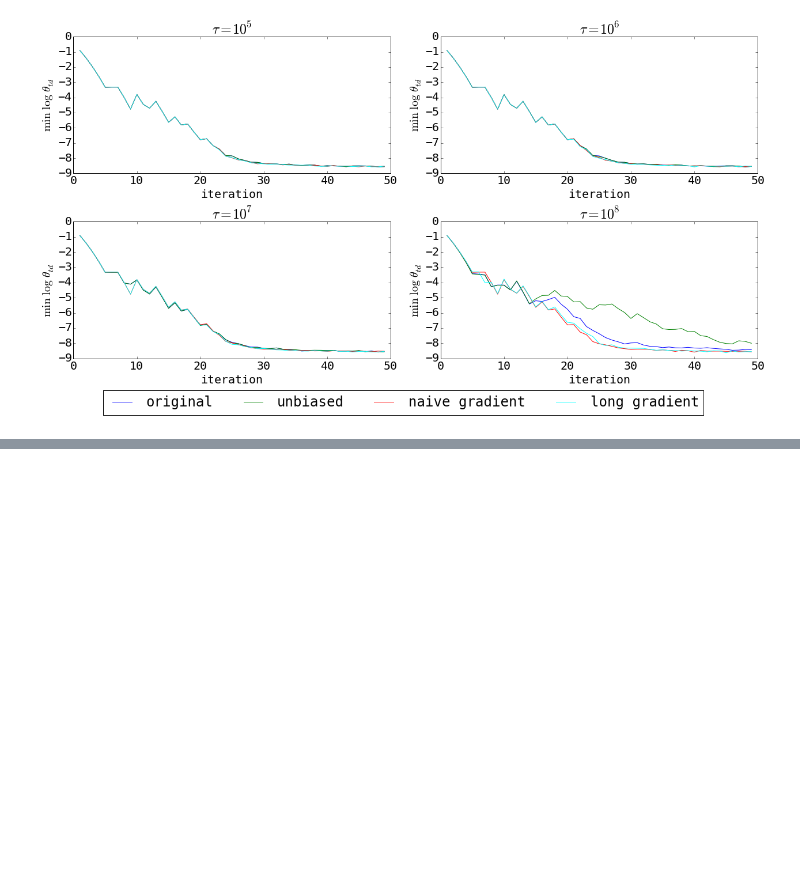
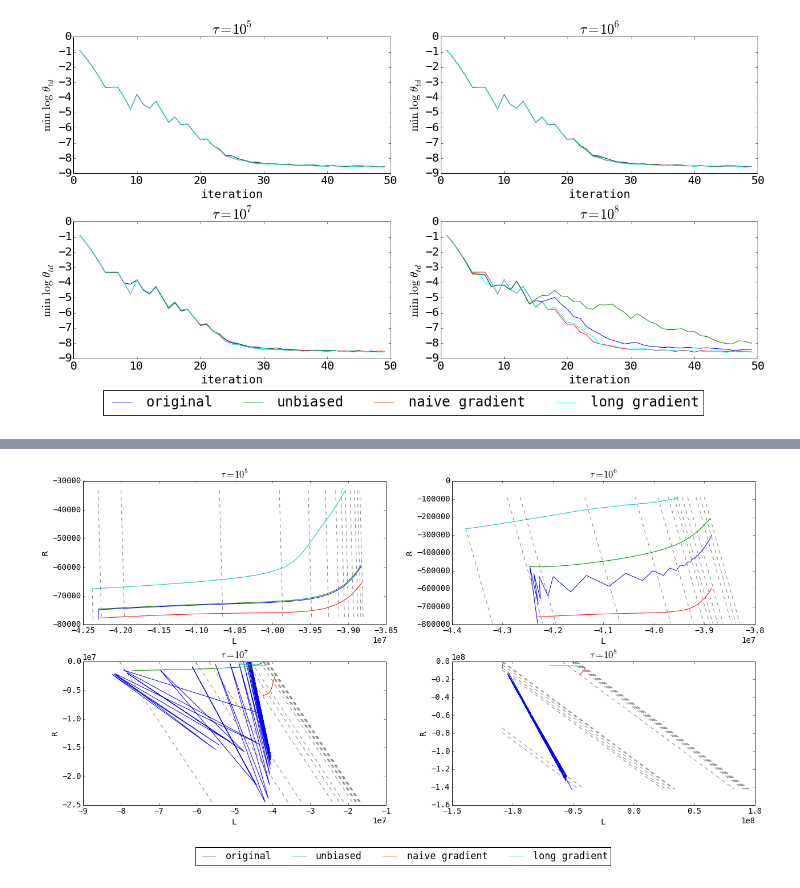
Before and after one commit to ilirhin/Diploma, a Jupyter notebook: Experiment/Parser.ipynb, the cells around one changed output, grey strips where cells are left out. Saved outputs shown, nothing was run; the diff lists cells and outputs as text; code cells hidden in the pictures; blank space fills up the shorter version.

Commit message:
update presentation

```diff
--- a/Experiment/Parser.ipynb
+++ b/Experiment/Parser.ipynb
@@ -198,0 +219,33 @@ plot(3, 'minTheta_values', 'upper right', 'iteration', '$\\min\\ \\log\\ \\theta
+# %%
+fig = plt.figure(figsize=(18, 10))
+for i, tau in enumerate(TAUS):
+    plt.subplot(2, 2, i + 1)
+    plt.title('$\\tau = 10^{' + str(int(round(np.log(tau) / np.log(10)))) + '}$')
+    lines = []
+    level_values = []
+    R_min, R_max = 1e10, -1e10
+    L_min = 1e10
+    for color, ttype in zip(COLORS, TYPES):
+        L_values = [np.mean(x) for x in parse_log(TEMPLATE.format(topics=30, tau=tau, ttype=ttype), tau)['L_values']]
+        R_values = [np.mean(x) for x in parse_log(TEMPLATE.format(topics=30, tau=tau, ttype=ttype), tau)['R_values']]
+        R_min = min(R_min, min(R_values[1:]))
+        R_max = max(R_max, max(R_values[1:]))
+        L_min = min(L_min, min(L_values[1:]))
+        level_values.extend([x + y for x, y in zip(L_values, R_values)])
+        lines.extend(plt.plot(L_values[1:], R_values[1:]))
+        plt.xlabel('L')
+        plt.ylabel('R')
+    for level in sorted(level_values)[::-15]:
+        if level - L_min < R_max:
+            plt.plot([L_min, level - R_min], [level - L_min, R_min], linestyle='--', color='grey')
+        else:
+            plt.plot([level - R_max, level - R_min], [R_max, R_min], linestyle='--', color='grey')
+
+plt.tight_layout()
+plt.subplots_adjust(bottom=.16)
+lgd = plt.figlegend(lines, LEGEND, loc='lower center', ncol=4)
+
+#plt.savefig('E:\\GitHub\\Diploma\\Presentation.Seminar\\presentation_pictures\\L_and_R_10.eps', format='eps', additional_artists=[lgd], bbox_inches="tight")
+plt.show()
+# %% [output]
+[figure, added]
```
Also changed, not shown: parts of 2 cells of this notebook, 4 other files.
